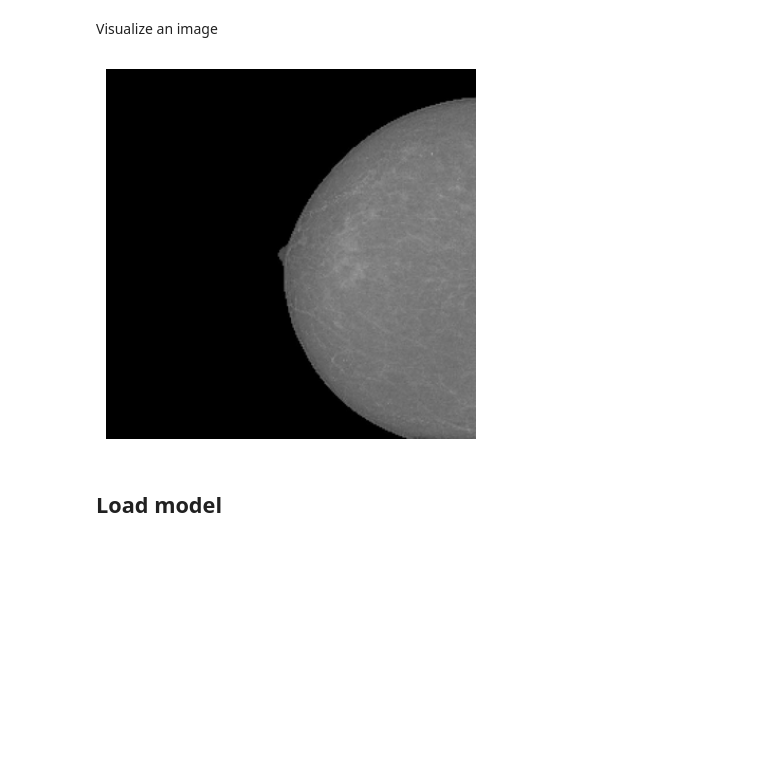
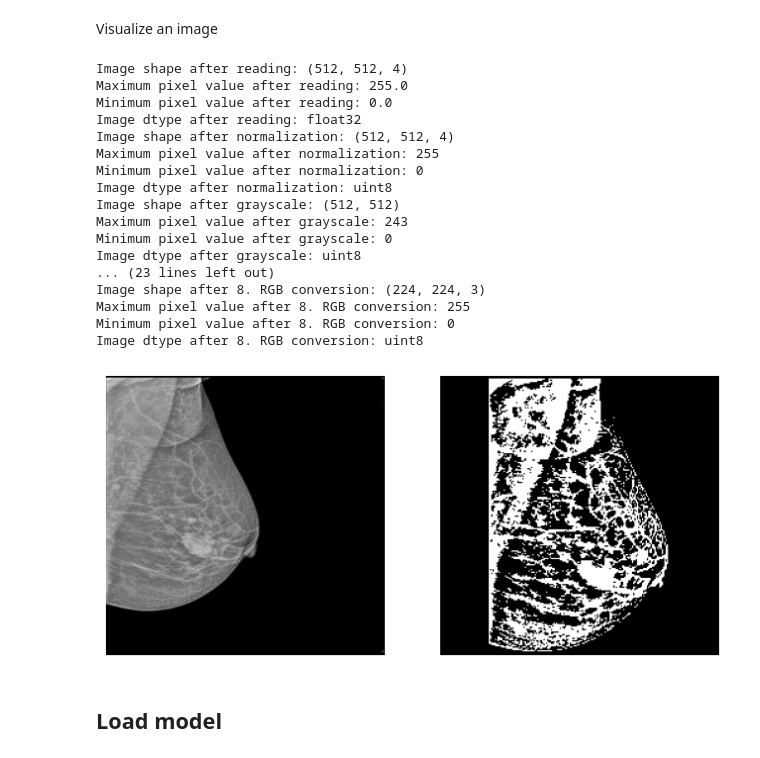
Before and after one commit to schreiberdk/lewagon-breast-cancer-project, a Jupyter notebook: notebooks/notebook_seg_preproc_AS.ipynb, the cells around one changed output. Drawn from its saved outputs; the diff is of its cells as text; code cells hidden in the pictures; blank space fills up the shorter version.

```diff
--- a/notebooks/notebook_seg_preproc_AS.ipynb
+++ b/notebooks/notebook_seg_preproc_AS.ipynb
@@ -29,8 +22,8 @@ To enable the following instructions: AVX2 FMA, in other operations, rebuild Ten
 # %% [markdown]
 Define directories for dataset
 # %%
-image_dir1 = "../raw_data/segmentation/first_dataset/TIFF"
-mask_dir1 = "../raw_data/segmentation/first_dataset/Mask"
+image_dir1 = "../raw_data/segmentation/TIFF"
+mask_dir1 = "../raw_data/segmentation/Mask"
 
 image_dir2 = "../raw_data/classification/test"
 
@@ -110,26 +103,46 @@ X_test.shape
 # %% [markdown]
 Visualize an image
 # %%
-sample_image_path = image_dir2 + "/1/2489_57015221_png.rf.35100e4139158a64e5c05e48ba5e1add.jpg"
-sample_image_path2 = image_dir1 + "/IMG399.png"
+#sample_image_path = image_dir2 + "/1/2489_57015221_png.rf.35100e4139158a64e5c05e48ba5e1add.jpg"
+sample_image_path = image_dir1 + "/IMG001.png"
 preproc = Preprocessor()
 
-sample_image = Image.open(sample_image_path).resize((350, 350))
-sample_image2 = Image.open(sample_image_path).resize((350, 350))
+sample_image = Image.open(sample_image_path)
 image_array = img_to_array(sample_image)
-image_array2 = img_to_array(sample_image2)
 
+preproc_image = preproc.preprocess_image(image_array)
+preproc_image2 = Image.fromarray(preproc_image)
+
+
+#Plot
+plt.figure(figsize=(8, 4))
+plt.subplot(1, 2, 1)
 plt.imshow(sample_image)
+plt.axis('off')
 
-inverted_img = ImageOps.invert(sample_image)
-
-plt.imshow(inverted_img)
-#print(image_array)
-
-plt.axis('off')  # Turn off the axes for a cleaner visualization
+plt.subplot(1, 2, 2)
+plt.imshow(preproc_image2)
+plt.axis('off')
 plt.show()
 # %% [output]
+Image shape after reading: (512, 512, 4)
+Maximum pixel value after reading: 255.0
+Minimum pixel value after reading: 0.0
+Image dtype after reading: float32
+Image shape after normalization: (512, 512, 4)
+Maximum pixel value after normalization: 255
+Minimum pixel value after normalization: 0
+Image dtype after normalization: uint8
+Image shape after grayscale: (512, 512)
+Maximum pixel value after grayscale: 243
+Minimum pixel value after grayscale: 0
+Image dtype after grayscale: uint8
+... (23 lines left out)
+Image shape after 8. RGB conversion: (224, 224, 3)
+Maximum pixel value after 8. RGB conversion: 255
+Minimum pixel value after 8. RGB conversion: 0
+Image dtype after 8. RGB conversion: uint8
-[figure, old version]
+[figure, new version]
 # %% [markdown]
 ## Load model
 # %%
```
Also changed, not shown: parts of 3 cells of this notebook.
